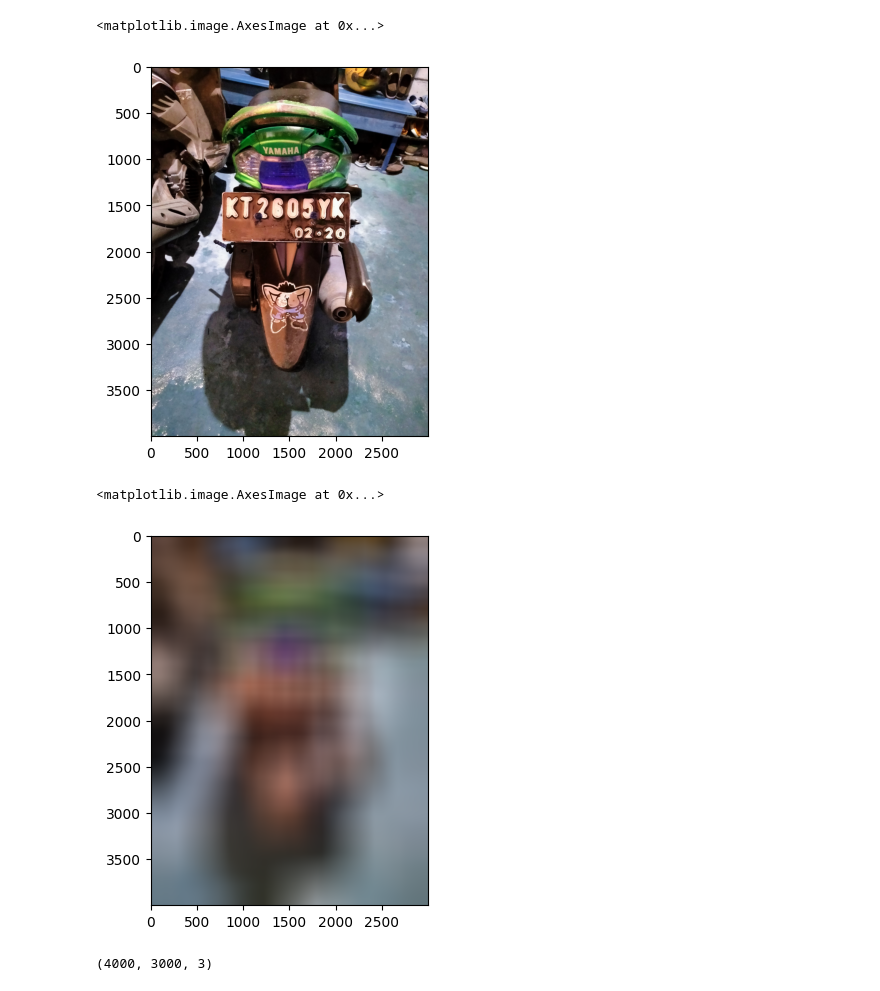
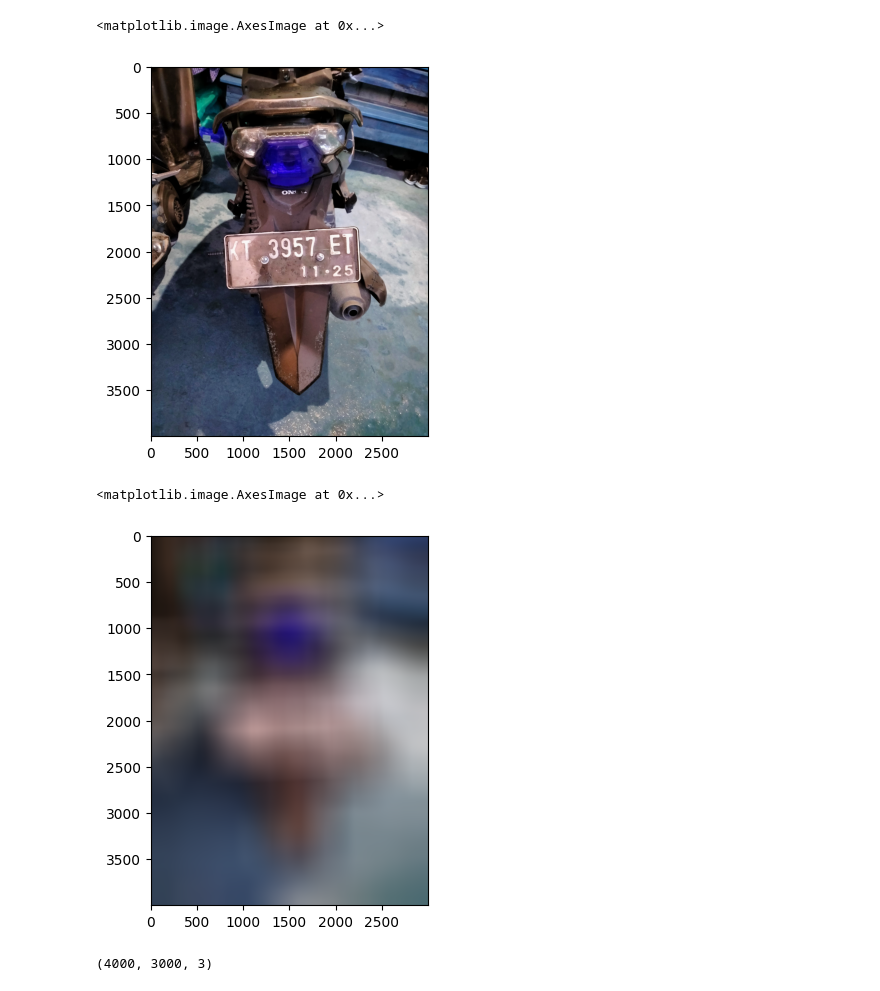
Before and after one commit to GTHGHT/PlatNomorGemink, a Jupyter notebook: main/test.ipynb, the cells around one changed output. Cells and saved outputs as stored; diff of their text form; code cells hidden in the pictures.

```diff
--- a/main/test.ipynb
+++ b/main/test.ipynb
@@ -1,19 +1,19 @@
 # %%
 import cv2
 import matplotlib.pyplot as plt
 import numpy as np
-path = 'rl7.jpg'
+path = 'test8.jpg'
 img = cv2.imread(path)
 plt.imshow(img)
 # %% [output]
 <matplotlib.image.AxesImage at 0x...>
-[figure, old version]
+[figure, new version]
 # %%
 blurred_img = cv2.blur(img, (int(img.shape[0]/7),int(img.shape[0]/7)))
 plt.imshow(blurred_img)
 # %% [output]
 <matplotlib.image.AxesImage at 0x...>
-[figure, old version]
+[figure, new version]
 # %%
 img.shape
 # %% [output]
```
Also changed, not shown: parts of 3 cells of this notebook.
